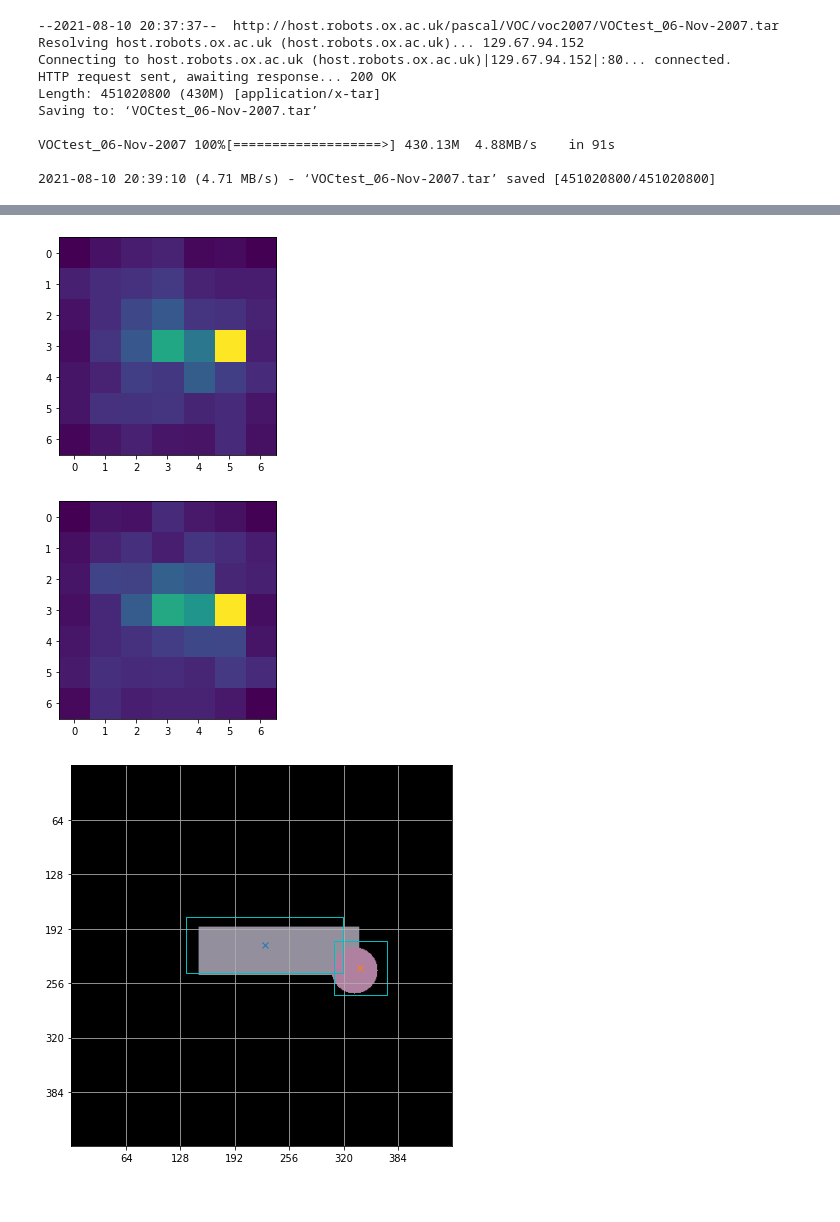
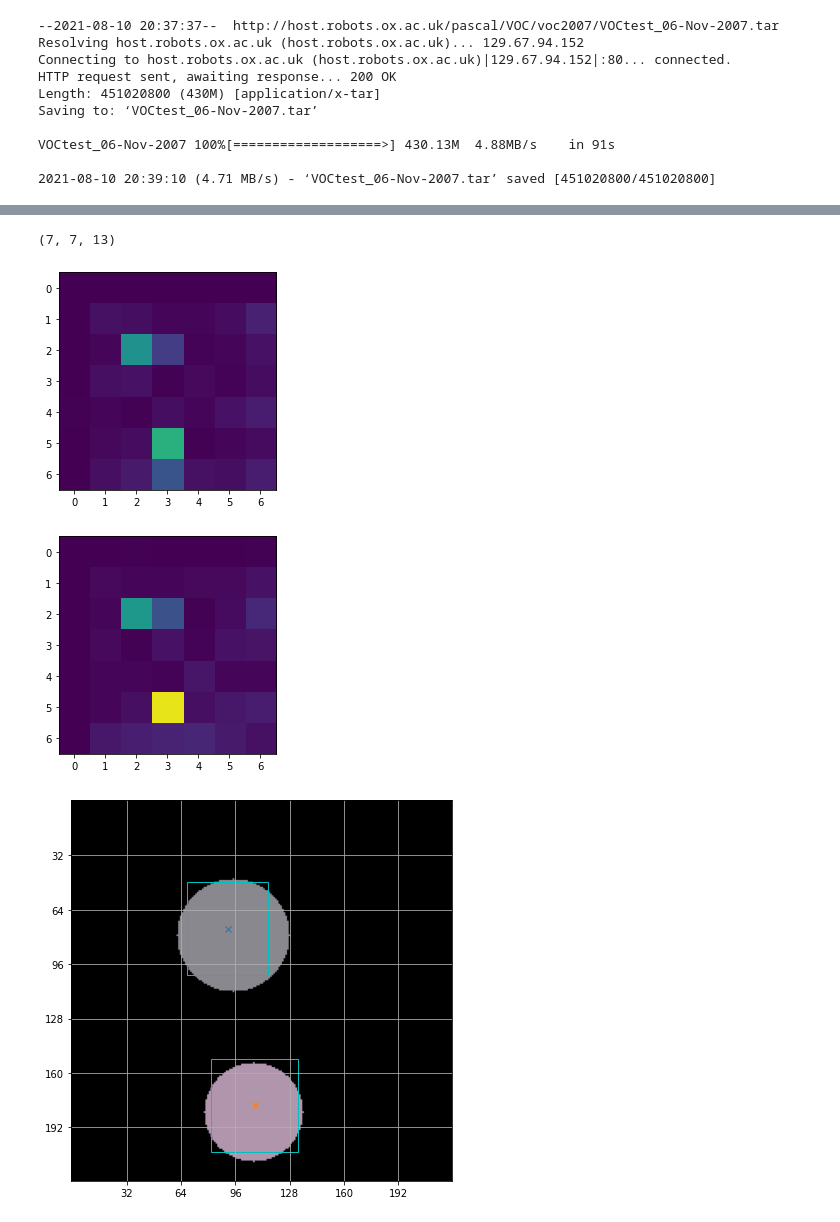
Before and after one commit to dcbrien/ML_Tests, a Jupyter notebook: YOLO1.ipynb, the cells around one changed output, grey strips where cells are left out. Saved outputs shown, nothing was run; the diff lists cells and outputs as text; code cells hidden in the pictures.

```diff
--- a/YOLO1.ipynb
+++ b/YOLO1.ipynb
@@ -157,7 +157,7 @@ class yoloGenerator():
     c_size = np.random.randint(low=MIN_C_SIZE, high=MAX_C_SIZE)
 
     # We will bound the circle so that it is fully in the image for now - We can try to get it to recognized cropped versions later
-    b_irange = (np.random.randint(low=c_size, high=self.img_size[0]-c_size), np.random.randint(low=c_size, high=self.img_size[1]-c_size))
+    b_irange = (np.random.randint(low=c_size, high=self.img_size[0]), np.random.randint(low=c_size, high=self.img_size[1]))
     # For each shape we need the bounding box.  This is defined as [x, y, w, h] in the original paper.  For a circle this is simple.
     bbox = (b_irange[0]-c_size, b_irange[1]-c_size, c_size*2./self.img_size[0], c_size*2./self.img_size[1])
 
@@ -253,5 +256,5 @@ for s_samp in X_data.img_ls_b.take(1):
 # %%
-from tensorflow.keras.applications.resnet import ResNet101
+from tensorflow.keras.applications.resnet import ResNet50
 # The model
 
 # 1 - Divide image into S x S grid
@@ -273,7 +276,7 @@ from tensorflow.keras.applications.resnet import ResNet101
 #   loss.
 #      - At test time, we can therefore multiple Pr(Class(i)|Object) *
 #        Pr(Object) * IOU{truth/pred} = Pr(Class(i)) * IOU{truth/pred}.  Which
-#        are class specific confidence sscores for each bounding box.
+#        are class specific confidence scores for each bounding box.
 #        IOU{truth/pred} are probabilities as well as they are bounded [0, 1]
 
 # The output of the model should be a tensor of size S * S * (B * 5 + C).  This
@@ -305,14 +308,16 @@ class YOLOv1(tf.keras.Model):
     # little test case, but that would certainly be necessary for a robust
     # object segmentation model
 
-    # The hybrid model includes a partial ResNet as a prenet.  I cut it off at
-    # layer 3 and allow that last layer to still be trainable.  This scales
-    # everything down for cifar-10.
-    base_model = ResNet101(weights='imagenet', include_top=False, pooling='avg', input_shape=(img_size[0], img_size[1], 3))
+    # The hybrid model includes a partial ResNet as a prenet.  I left it
+    # trainable for now, as I believe that going from a classification task to
+    # an object localization task will require some tuning.  There is a lot of
+    # room to play here though and you could probably make only the top layers
+    # trainable and reduce the training time with similar results.
+    base_model = ResNet50(weights='imagenet', include_top=False, pooling='avg', input_shape=(img_size[0], img_size[1], 3))
     for layer in base_model.layers:
+      layer.trainable = False
+    for layer in base_model.layers[39:]:
       layer.trainable = True
-    #for layer in base_model.layers[39:]:
-    #  layer.trainable = True
 
     self.prenet = tf.keras.models.Model(inputs=base_model.input, outputs=base_model.get_layer('conv2_block2_out').output)
 
@@ -616,25 +662,34 @@ plt.close()
 # %%
 # Plot an example
 
 # Must be less than batch size
-IMG_NUM = 5
+IMG_NUM = 0
+
+IOU_THRESH = 0.5
 
 # We will just shuffle the test set and take a batch sample.  Then we plot some
 # heat maps of the predicted IOUs and plot the best bounding boxes.
-for s_samp in X_test.shuffle(256).take(1):
+for s_samp in X_test.shuffle(32).take(1):
   y_pred=yolo_model.predict(s_samp[0])
   y = tf.exp(y_pred[IMG_NUM, :, :, :]).numpy()
 
-  plt.imshow(y[:,:,4].T)
+  plt.imshow(y[:,:,4].T*y[:,:,10].T, vmax=1.)
   plt.figure()
-  plt.imshow(y[:,:,9].T)
+  plt.imshow(y[:,:,9].T*y[:,:,10].T, vmax=1.)
+  # plt.figure()
+  # plt.imshow(y[:,:,4].T*y[:,:,11].T, vmax=1.)
+  # plt.figure()
+  # plt.imshow(y[:,:,9].T*y[:,:,11].T, vmax=1.)
 
-  y_ind = np.logical_or(y[:,:,4] < 0.3, np.logical_and(y[:,:,10] < 0.5, y[:,:,11] < 0.5))
+  y_circle_ind = np.logical_or((y[:,:,4] * y[:,:,10]) > IOU_THRESH, (y[:,:,9] * y[:,:,10]) > IOU_THRESH)
 
-  y[y_ind, :] = np.zeros((np.sum(y_ind), 13))
+  y[np.logical_not(y_circle_ind), :] = np.zeros((np.sum(np.logical_not(y_circle_ind)), 13))
+
+  print(y.shape)
 
   X_data.plotImg(s_samp[0][IMG_NUM, :, :, :], np.concatenate((y[:, :, :4], y[:, :, B*5:]), -1))
 # %% [output]
+(7, 7, 13)
-[figure, old version]
+[figure, new version]
-[figure, old version]
+[figure, new version]
-[figure, old version]
+[figure, new version]
```
Also changed, not shown: parts of 12 cells of this notebook.
